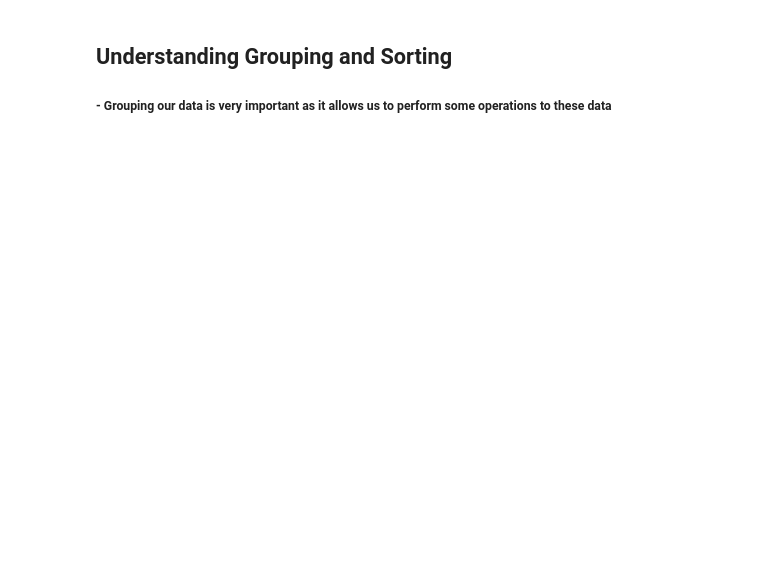
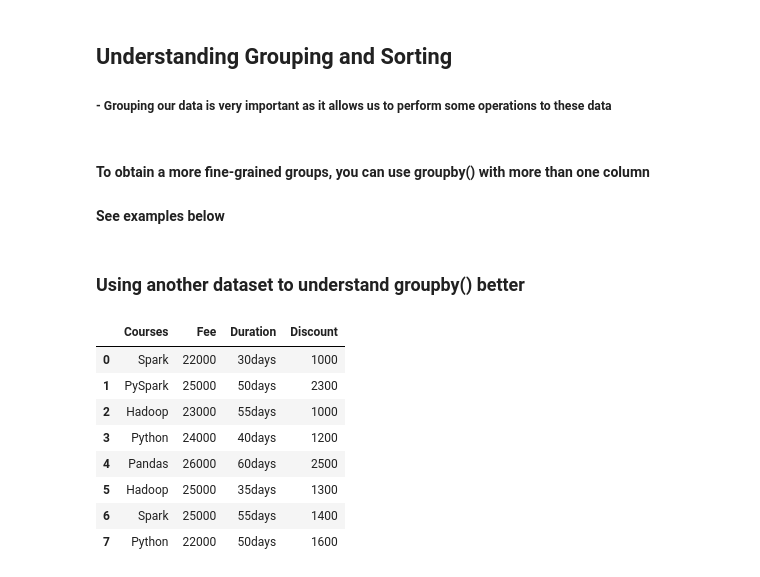
Before and after one commit to mut-rogers/data-science-bootcamp, a Jupyter notebook: wrangling.ipynb, the cells around one changed output. Drawn from its saved outputs; the diff is of its cells as text; code cells hidden in the pictures; blank space fills up the shorter version.

```diff
--- a/wrangling.ipynb
+++ b/wrangling.ipynb
@@ -262,0 +188,3 @@ Name: Sex, Length: 891, dtype: int64
+# %% [markdown]
+#### To obtain a more fine-grained groups, you can use groupby() with more than one column
+#### See examples below
@@ -262,0 +203,24 @@ Name: Sex, Length: 891, dtype: int64
+# %% [markdown]
+### Using another dataset to understand groupby() better
+# %%
+# Creating a simple DataFrame
+
+tech_langs   = ({
+    'Courses':["Spark","PySpark","Hadoop","Python","Pandas","Hadoop","Spark","Python"],
+    'Fee' :[22000,25000,23000,24000,26000,25000,25000,22000],
+    'Duration':['30days','50days','55days','40days','60days','35days','55days','50days'],
+    'Discount':[1000,2300,1000,1200,2500,1300,1400,1600]
+})
+
+data = pd.DataFrame(tech_langs, columns=['Courses','Fee','Duration','Discount'])
+data
+# %% [output]
+|  | Courses | Fee | Duration | Discount |
+| 0 | Spark | 22000 | 30days | 1000 |
+| 1 | PySpark | 25000 | 50days | 2300 |
+| 2 | Hadoop | 23000 | 55days | 1000 |
+| 3 | Python | 24000 | 40days | 1200 |
+| 4 | Pandas | 26000 | 60days | 2500 |
+| 5 | Hadoop | 25000 | 35days | 1300 |
+| 6 | Spark | 25000 | 55days | 1400 |
+| 7 | Python | 22000 | 50days | 1600 |
```
Also changed, not shown: parts of 43 cells of this notebook.
